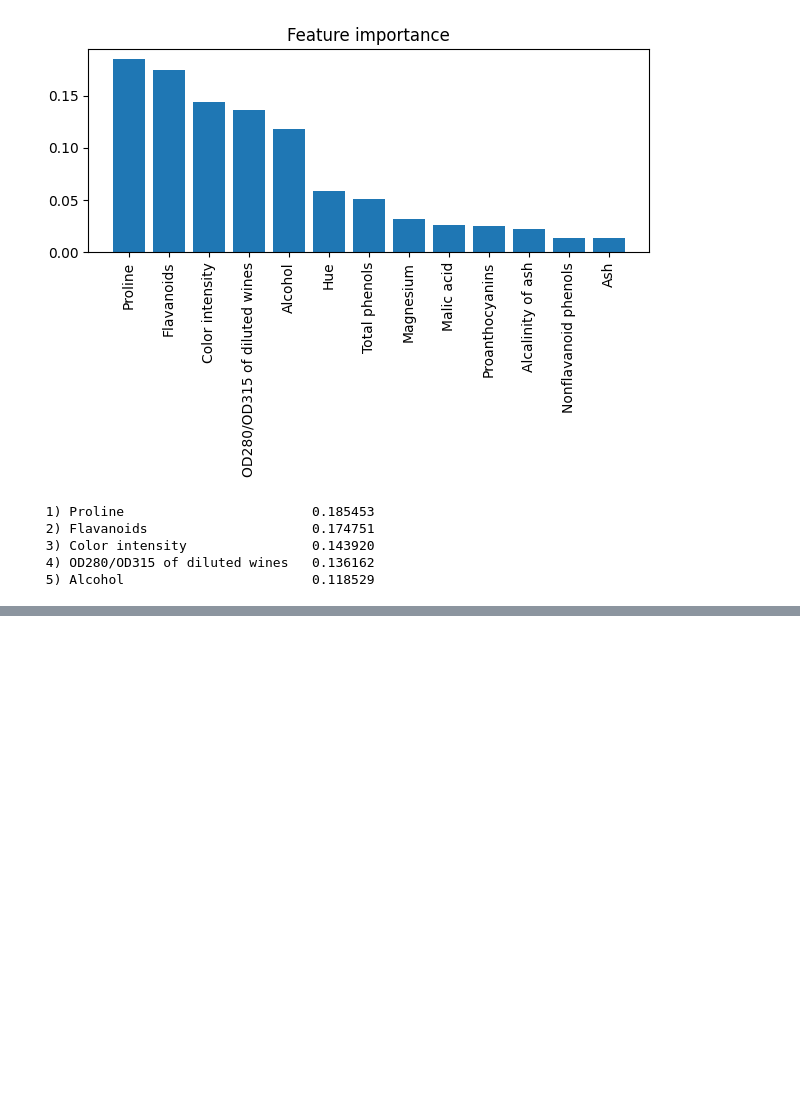
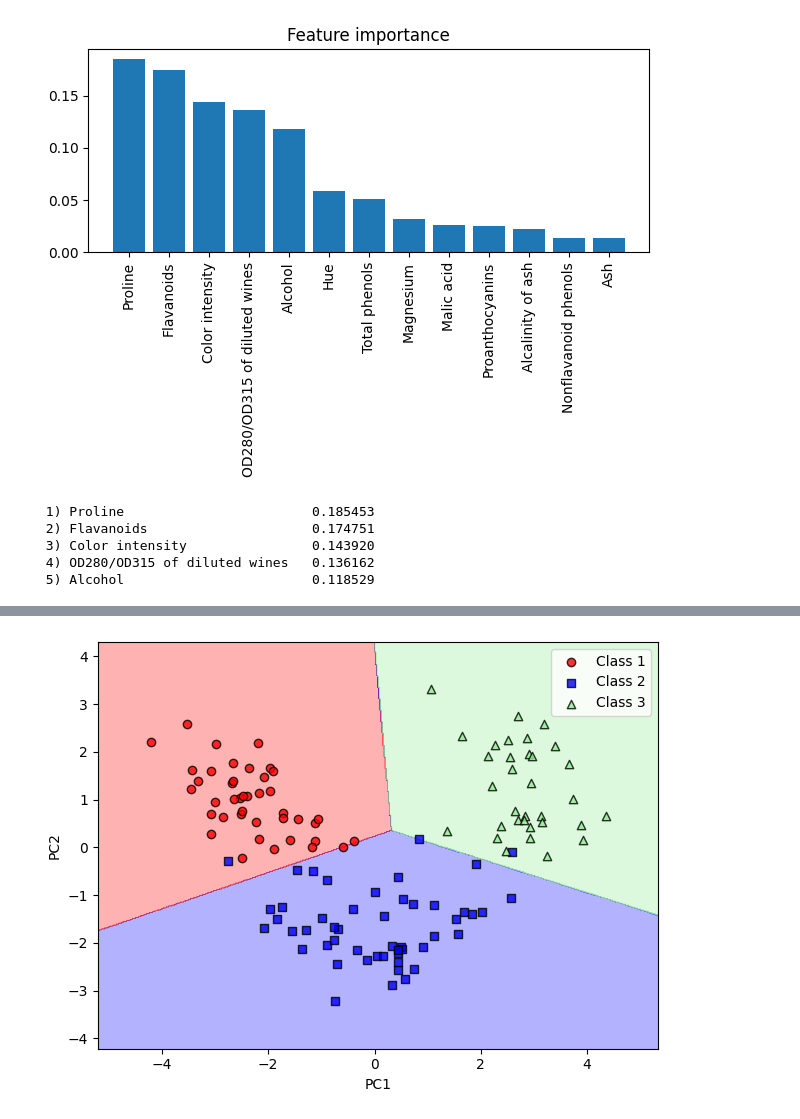
Before and after one commit to kevinswf/PyTorchSklearn, a Jupyter notebook: DataPreprocessing.ipynb, the cells around one changed output, grey strips where cells are left out. Drawn from its saved outputs; the diff is of its cells as text; code cells hidden in the pictures; blank space fills up the shorter version.

```diff
--- a/DataPreprocessing.ipynb
+++ b/DataPreprocessing.ipynb
@@ -256,0 +350,18 @@ for f in range(X_selected.shape[1]):
+# %%
+# or use sklearn
+pca = PCA(n_components=2)
+X_train_pca = pca.fit_transform(X_train_std)
+X_test_pca = pca.transform(X_test_std)
+
+# train on the reduced dataset
+lr = LogisticRegression(multi_class='ovr', random_state=1, solver='lbfgs')
+lr.fit(X_train_pca, y_train)
+
+plot_decision_regions(X_train_pca, y_train, classifier=lr)
+plt.xlabel('PC1')
+plt.ylabel('PC2')
+plt.legend(loc='best')
+plt.tight_layout()
+plt.show()
+# %% [output]
+[figure, added]
```
Also changed, not shown: parts of 20 cells of this notebook.
